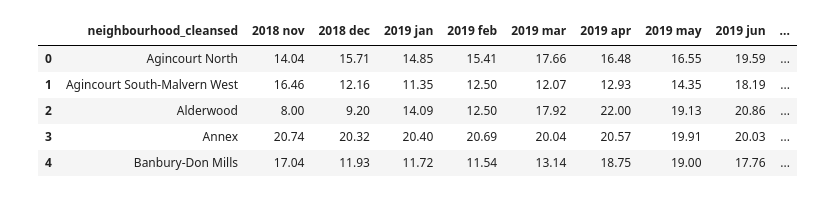
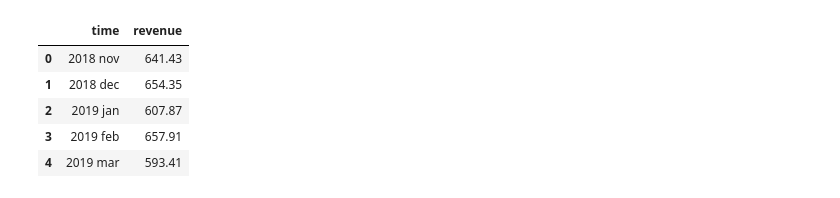
Before and after one commit to hgong11/Airbnb-Data-Visualization-and-analysis, a Jupyter notebook: DataCleaning.ipynb, the cells around one changed output. Cells and saved outputs as stored; diff of their text form; code cells hidden in the pictures.

```diff
--- a/DataCleaning.ipynb
+++ b/DataCleaning.ipynb
@@ -108,9 +139,17 @@ PR_occupancy.to_csv('PR_occupancy.csv', index = False)
+# %%
+dff_PR_revenue = df_revenue.loc[(df_revenue['neighbourhood_cleansed'] == 'Alderwood') & (df_revenue['room_type'] == 'Private room')]
+dff_EH_revenue = df_revenue.loc[(df_revenue['neighbourhood_cleansed'] == 'Alderwood') & (df_revenue['room_type'] == 'Entire home/apt')]
+# %%
+dff_PR_revenue = dff_PR_revenue.transpose()[2:].reset_index()
+dff_PR_revenue.columns = ['time', 'revenue']
+dff_EH_revenue = dff_EH_revenue.transpose()[2:].reset_index()
+dff_EH_revenue.columns = ['time', 'revenue']
 # %%
-PR_occupancy.head()
+dff_EH_revenue.head()
 # %% [output]
-|  | neighbourhood_cleansed | 2018 nov | 2018 dec | 2019 jan | 2019 feb | 2019 mar | 2019 apr | 2019 may | 2019 jun | ... |
-| 0 | Agincourt North | 14.04 | 15.71 | 14.85 | 15.41 | 17.66 | 16.48 | 16.55 | 19.59 | ... |
-| 1 | Agincourt South-Malvern West | 16.46 | 12.16 | 11.35 | 12.50 | 12.07 | 12.93 | 14.35 | 18.19 | ... |
-| 2 | Alderwood | 8.00 | 9.20 | 14.09 | 12.50 | 17.92 | 22.00 | 19.13 | 20.86 | ... |
-| 3 | Annex | 20.74 | 20.32 | 20.40 | 20.69 | 20.04 | 20.57 | 19.91 | 20.03 | ... |
-| 4 | Banbury-Don Mills | 17.04 | 11.93 | 11.72 | 11.54 | 13.14 | 18.75 | 19.00 | 17.76 | ... |
+|  | time | revenue |
+| 0 | 2018 nov | 641.43 |
+| 1 | 2018 dec | 654.35 |
+| 2 | 2019 jan | 607.87 |
+| 3 | 2019 feb | 657.91 |
+| 4 | 2019 mar | 593.41 |
```
Also changed, not shown: parts of 16 cells of this notebook.
